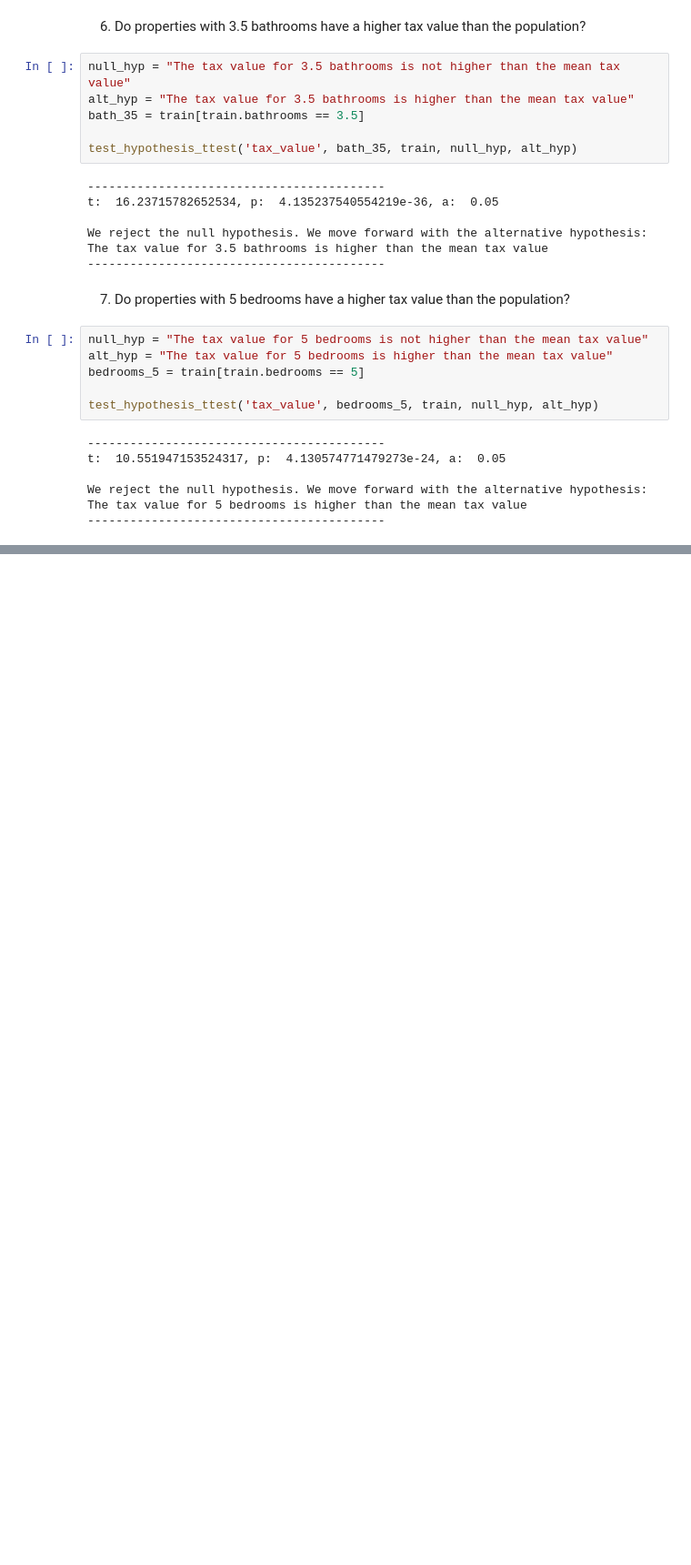
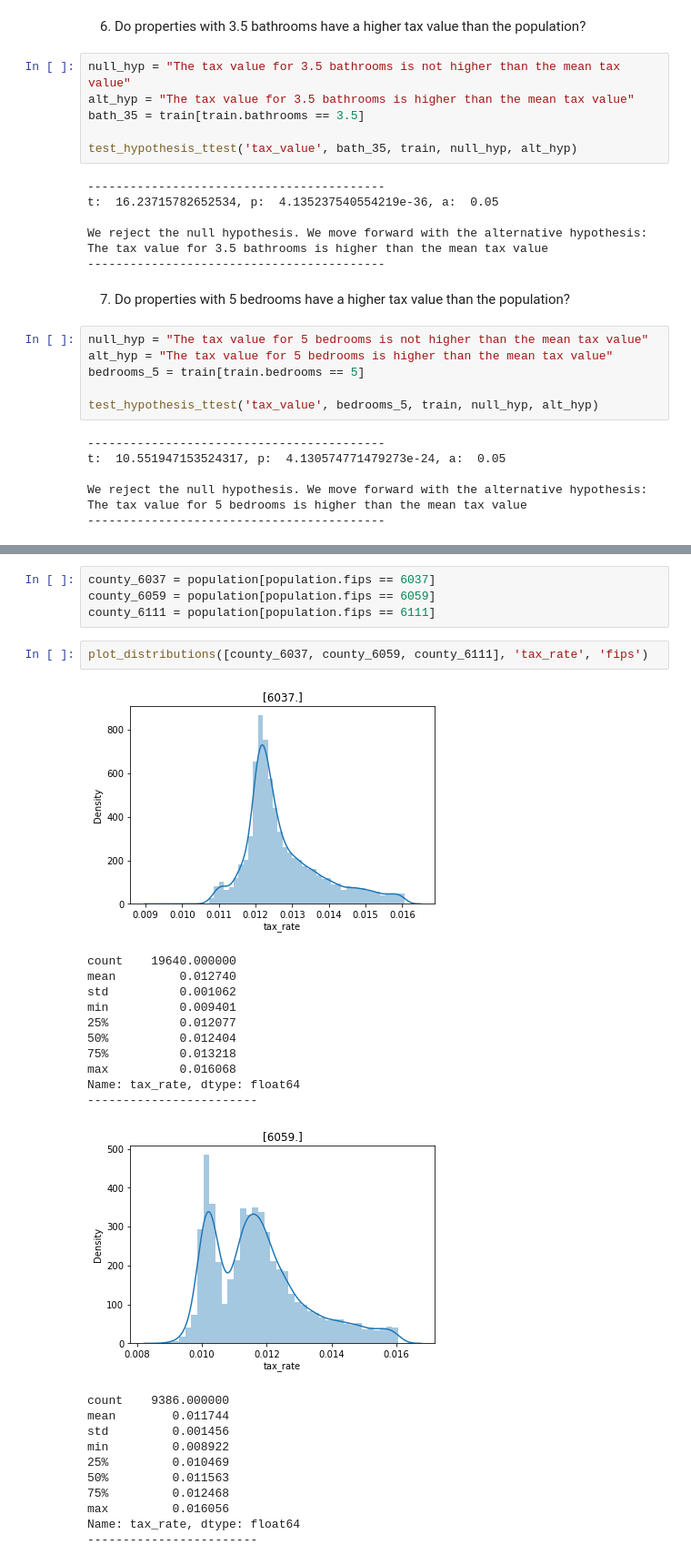
Before and after one commit to david-ryan-alviola/regression-project, a Jupyter notebook: zillow.ipynb, the cells around one changed output, grey strips where cells are left out. Shown at 91% size. Saved outputs shown, nothing was run; the diff lists cells and outputs as text; blank space fills up the shorter version.

```diff
--- a/zillow.ipynb
+++ b/zillow.ipynb
@@ -430,0 +679,29 @@ age vs tax_value
+# %%
+county_6037 = population[population.fips == 6037]
+county_6059 = population[population.fips == 6059]
+county_6111 = population[population.fips == 6111]
+# %%
+plot_distributions([county_6037, county_6059, county_6111], 'tax_rate', 'fips')
+# %% [output]
+[figure, added]
+count    19640.000000
+mean         0.012740
+std          0.001062
+min          0.009401
+25%          0.012077
+50%          0.012404
+75%          0.013218
+max          0.016068
+Name: tax_rate, dtype: float64
+------------------------
+[figure, added]
+count    9386.000000
+mean        0.011744
+std         0.001456
+min         0.008922
+25%         0.010469
+50%         0.011563
+75%         0.012468
+max         0.016056
+Name: tax_rate, dtype: float64
+------------------------
```
Also changed, not shown: parts of 40 cells of this notebook, 3 other files.
